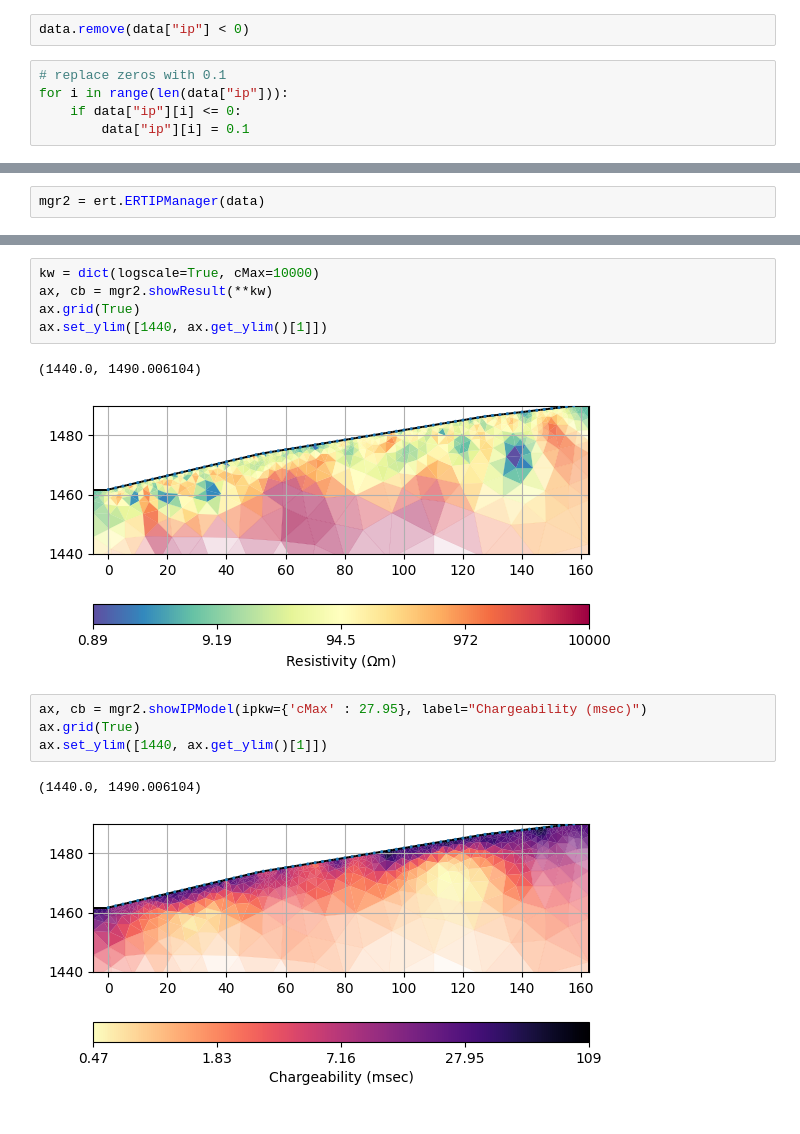
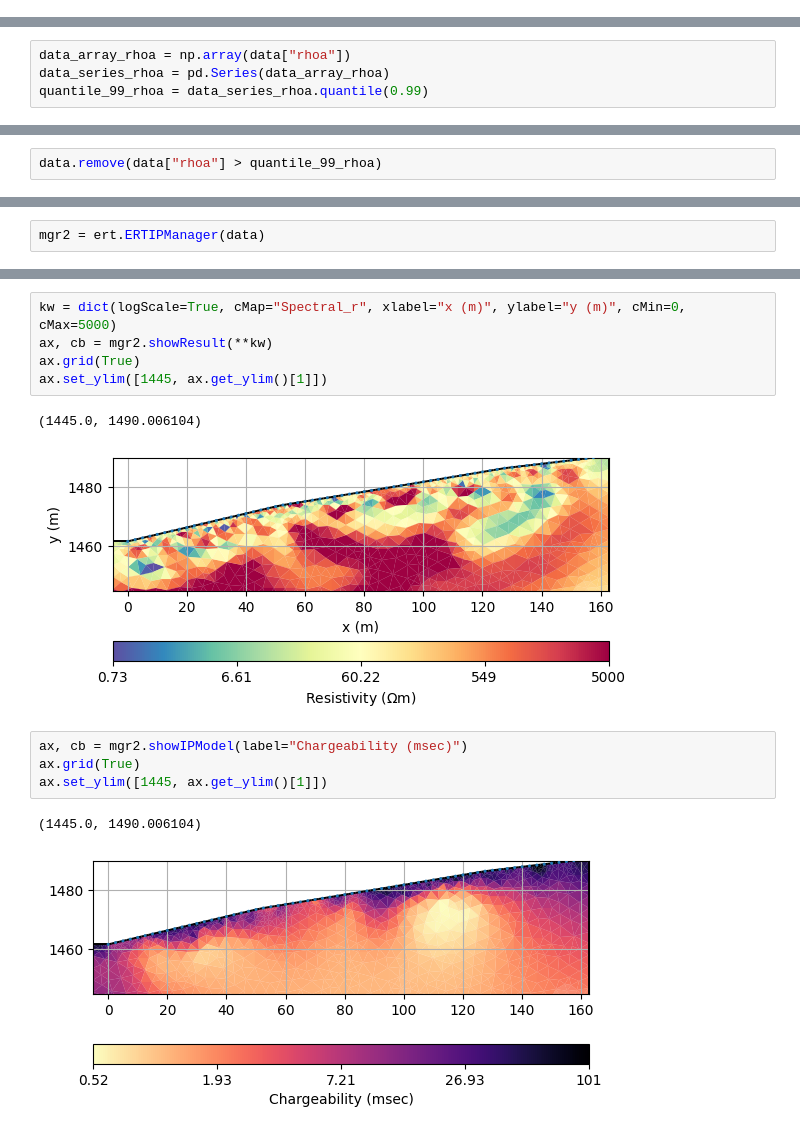
Before and after one commit to jcmefra/Aguas_Vichy, a Jupyter notebook: ip_joint_inversion_Nov25-1.ipynb, the cells around one changed output, grey strips where cells are left out. Saved outputs shown, nothing was run; the diff lists cells and outputs as text.

```diff
--- a/ip_joint_inversion_Nov25-1.ipynb
+++ b/ip_joint_inversion_Nov25-1.ipynb
@@ -24,10 +23,3 @@ sns.histplot(data["ip"])
 # %% [output]
 <Axes: ylabel='Count'>
 [figure]
-# %%
-data.remove(data["ip"] < 0)
-# %%
-# replace zeros with 0.1
-for i in range(len(data["ip"])):
-    if data["ip"][i] <= 0:
-        data["ip"][i] = 0.1
@@ -147,0 +49,4 @@ data.show("ip", label="Apparent chargeability (msec)")
+# %%
+data_array_rhoa = np.array(data["rhoa"])
+data_series_rhoa = pd.Series(data_array_rhoa)
+quantile_99_rhoa = data_series_rhoa.quantile(0.99)
@@ -147,0 +62,2 @@ data.show("ip", label="Apparent chargeability (msec)")
+# %%
+data.remove(data["rhoa"] > quantile_99_rhoa)
@@ -200,15 +161,15 @@ Reciprocity rms(modelReciprocity) 49.9942%, max: 2253.54%
 # %%
-kw = dict(logscale=True, cMax=10000)
+kw = dict(logScale=True, cMap="Spectral_r", xlabel="x (m)", ylabel="y (m)", cMin=0, cMax=5000)
 ax, cb = mgr2.showResult(**kw)
 ax.grid(True)
-ax.set_ylim([1440, ax.get_ylim()[1]])
+ax.set_ylim([1445, ax.get_ylim()[1]])
 # %% [output]
-(1440.0, 1490.006104)
+(1445.0, 1490.006104)
-[figure, old version]
+[figure, new version]
 # %%
-ax, cb = mgr2.showIPModel(ipkw={'cMax' : 27.95}, label="Chargeability (msec)")
+ax, cb = mgr2.showIPModel(label="Chargeability (msec)")
 ax.grid(True)
-ax.set_ylim([1440, ax.get_ylim()[1]])
+ax.set_ylim([1445, ax.get_ylim()[1]])
 # %% [output]
-(1440.0, 1490.006104)
+(1445.0, 1490.006104)
-[figure, old version]
+[figure, new version]
```
Also changed, not shown: parts of 19 cells of this notebook, 3 other files.
